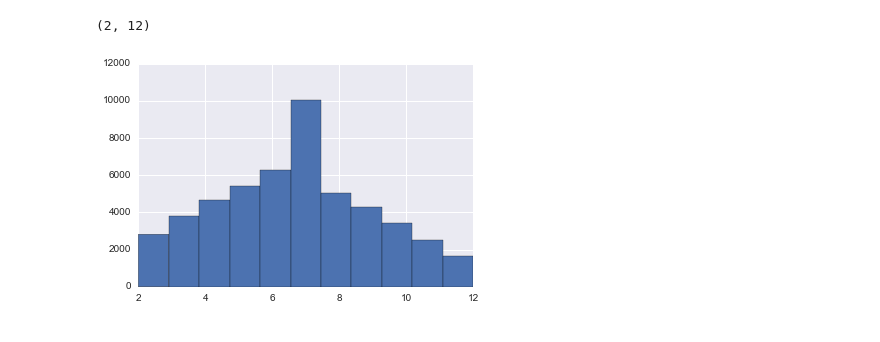
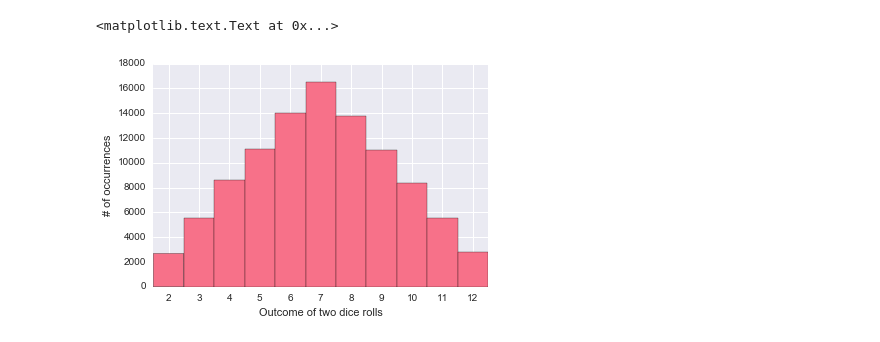
Before and after one commit to bxclib2/kth, a Jupyter notebook: assignment2/assignment2.ipynb, the cells around one changed output. Cells and saved outputs as stored; diff of their text form; code cells hidden in the pictures.

```diff
--- a/assignment2/assignment2.ipynb
+++ b/assignment2/assignment2.ipynb
@@ -98,8 +88,0 @@ for n in xrange(N):
-# %%
-# h = np.histogram2d(np.arange(0, 12), all_rolls)
-# print h
-n, bins, patches = plt.hist(all_rolls, bins=11)
-plt.xlim(2,12)
-# %% [output]
-(2, 12)
-[figure, removed]
@@ -111,3 +89,33 @@ var = 1./n * np.sum((possible_outcomes - mu)**2)
+# %%
+K = 100
+N = 1000
+c_dist = [5./10] + 5 * [1./10]
+c_dist = Dice.get_fair_distribution()
+casino = Casino(K, primed_table_dice_distribution=c_dist)
+players = []
+player_dice_distribution = Dice.get_fair_distribution()
+dice = Dice(player_dice_distribution)
+p_dice_loaded = Dice([1./10] * 5 + [5./10])
+for i in xrange(N):
+#     if i % 2 == 0:
+    p = Player(casino, nr_tables_to_visit=K, dice=dice)
+#     else:
+#         p = Player(casino, nr_tables_to_visit=K, dice=p_dice_loaded)
+    players.append(p)
+
+S = np.zeros((N, K))
+for n in xrange(N):
+    Sn, Xn, Zn = players[n].walk_casino()
+    S[n,:] = Sn
+# %%
+n, bins, patches = plt.hist(S.reshape(-1), bins=np.arange(2,14) - 0.5)
+plt.xlim(2-.5,12+0.5)
+plt.xticks(range(2,13))
+plt.xlabel('Outcome of two dice rolls')
+plt.ylabel('# of occurrences')
+# %% [output]
+<matplotlib.text.Text at 0x...>
+[figure, added]
 # %%
 from numpy import sqrt,pi,vectorize,exp
 from scipy.special import gamma
```
Also changed, not shown: parts of 15 cells of this notebook.
